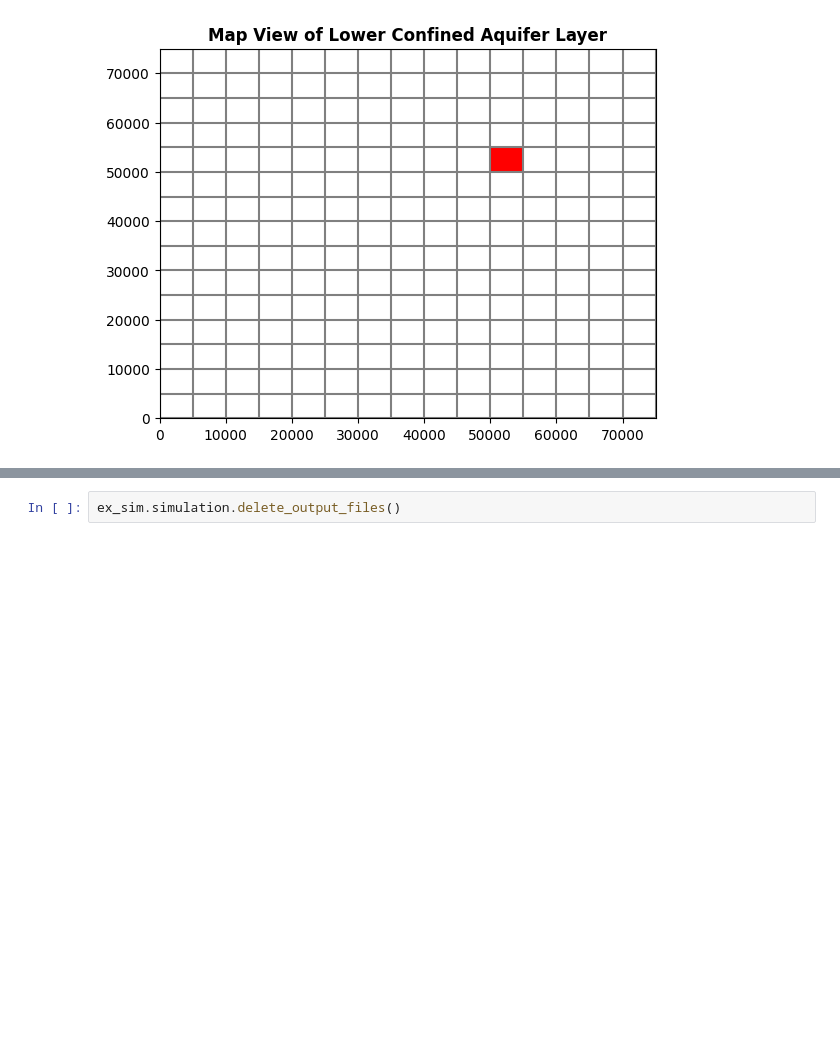
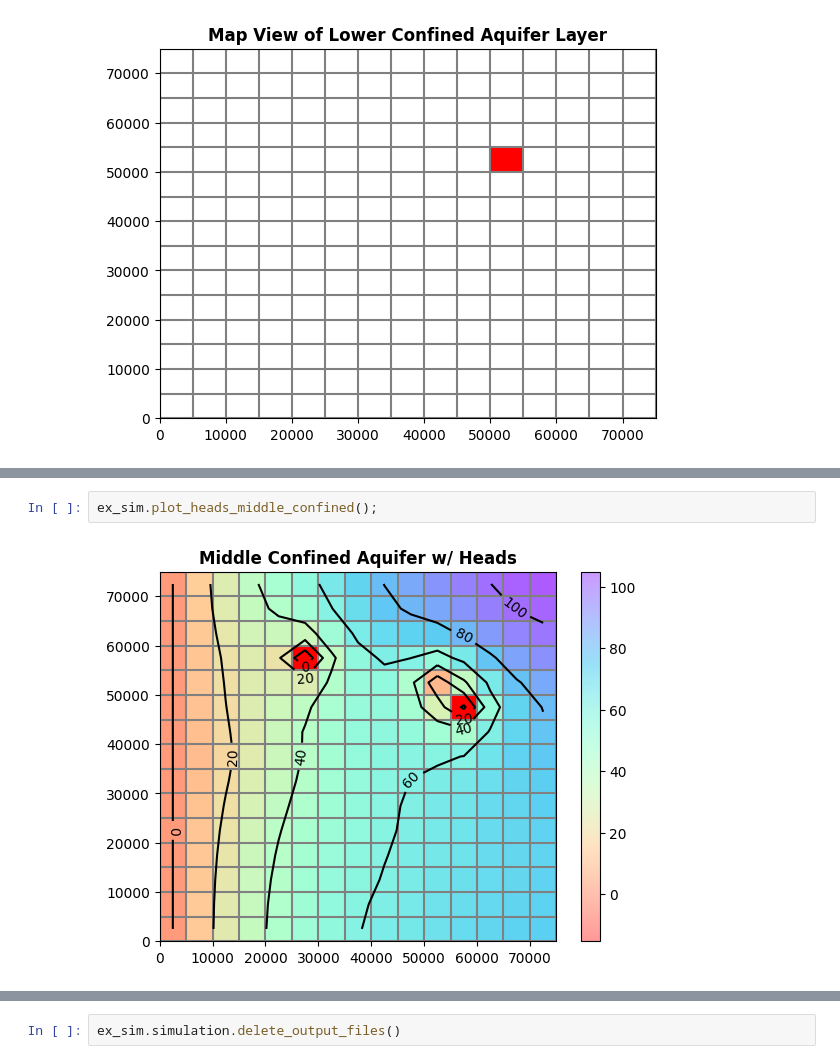
Before and after one commit to dannbuckley/flopy_mf6_work, a Jupyter notebook: notebooks/testing/gwf_twri01/gwf_twri01.ipynb, the cells around one changed output, grey strips where cells are left out. Drawn from its saved outputs; the diff is of its cells as text; blank space fills up the shorter version.

```diff
--- a/notebooks/testing/gwf_twri01/gwf_twri01.ipynb
+++ b/notebooks/testing/gwf_twri01/gwf_twri01.ipynb
@@ -118,0 +123,4 @@ ex_sim.plot_mapview_lower_confined();
+# %%
+ex_sim.plot_heads_middle_confined();
+# %% [output]
+[figure, added]
```
Also changed, not shown: parts of 3 cells of this notebook, 15 other files.
